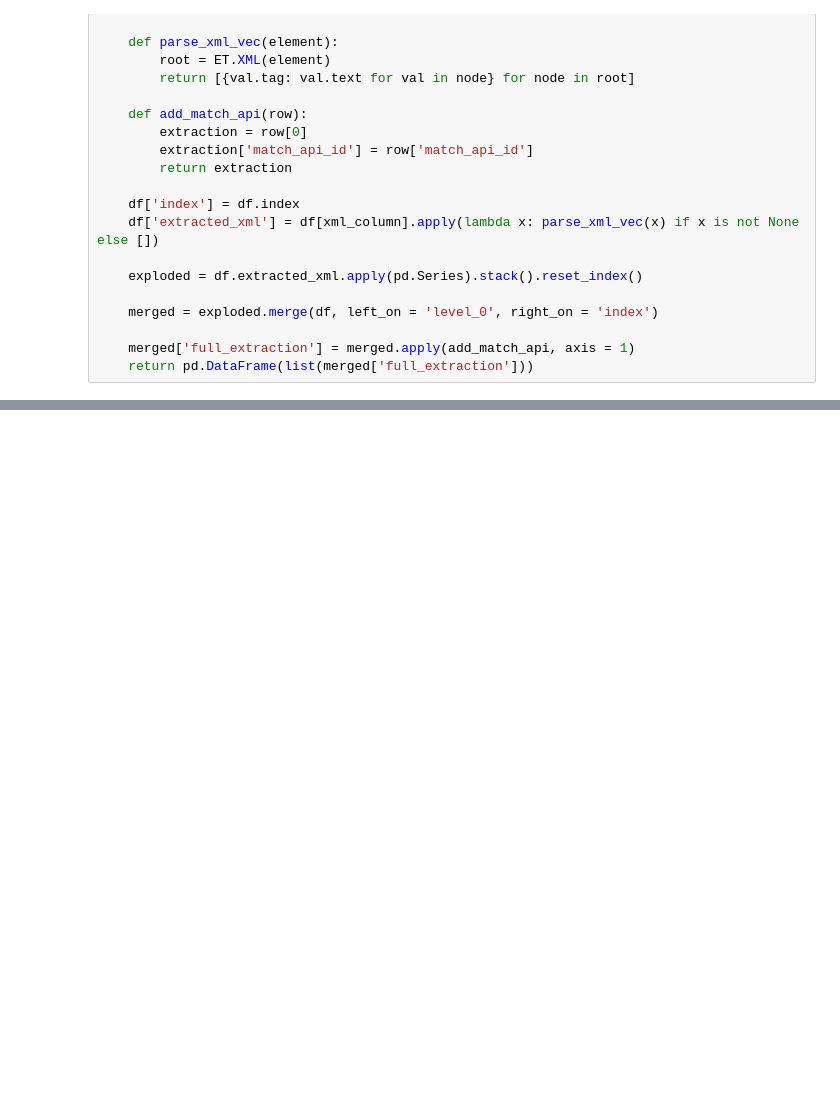
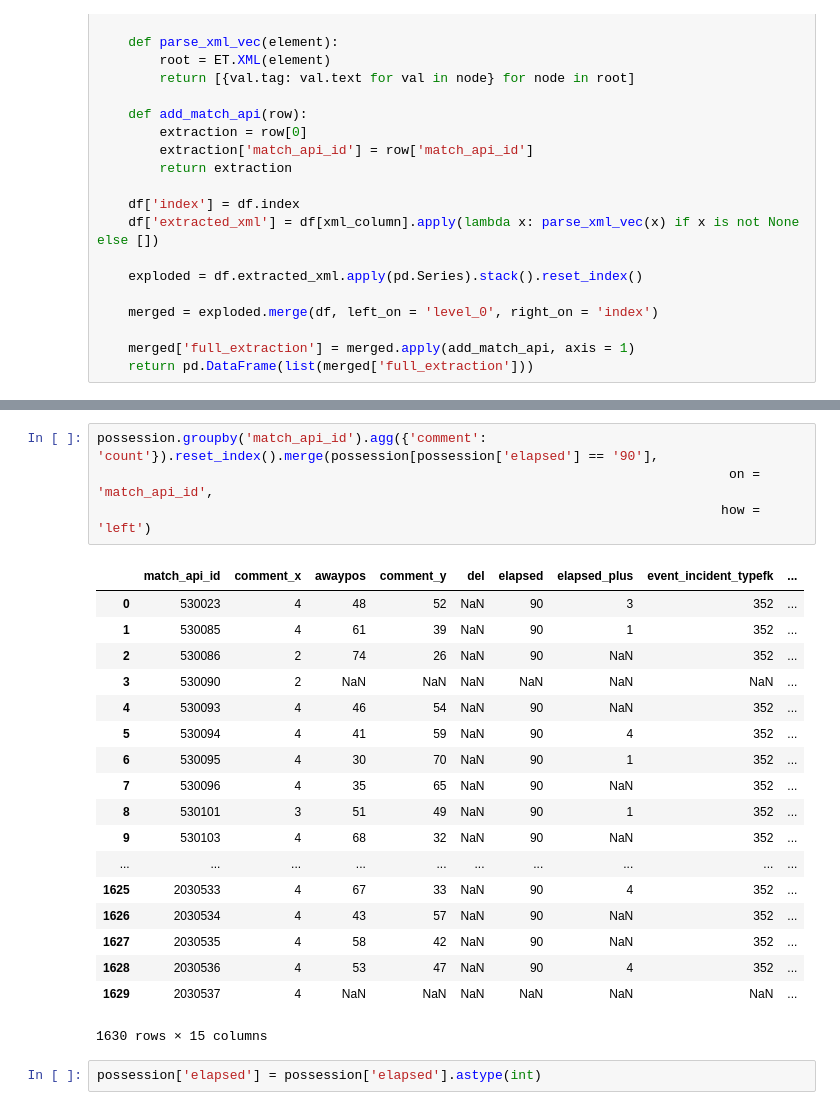
Before and after one commit to cphalpert/soccer-capstone, a Jupyter notebook: edav/kaggle_clean.ipynb, the cells around one changed output, grey strips where cells are left out. Cells and saved outputs as stored; diff of their text form; blank space fills up the shorter version.

```diff
--- a/edav/kaggle_clean.ipynb
+++ b/edav/kaggle_clean.ipynb
@@ -78,0 +168,25 @@ cross_df = parse_xml('possession')
+# %%
+possession.groupby('match_api_id').agg({'comment': 'count'}).reset_index().merge(possession[possession['elapsed'] == '90'],
+                                                                                 on = 'match_api_id',
+                                                                                how = 'left')
+# %% [output]
+|  | match_api_id | comment_x | awaypos | comment_y | del | elapsed | elapsed_plus | event_incident_typefk | ... |
+| 0 | 530023 | 4 | 48 | 52 | NaN | 90 | 3 | 352 | ... |
+| 1 | 530085 | 4 | 61 | 39 | NaN | 90 | 1 | 352 | ... |
+| 2 | 530086 | 2 | 74 | 26 | NaN | 90 | NaN | 352 | ... |
+| 3 | 530090 | 2 | NaN | NaN | NaN | NaN | NaN | NaN | ... |
+| 4 | 530093 | 4 | 46 | 54 | NaN | 90 | NaN | 352 | ... |
+| 5 | 530094 | 4 | 41 | 59 | NaN | 90 | 4 | 352 | ... |
+| 6 | 530095 | 4 | 30 | 70 | NaN | 90 | 1 | 352 | ... |
+| 7 | 530096 | 4 | 35 | 65 | NaN | 90 | NaN | 352 | ... |
+| 8 | 530101 | 3 | 51 | 49 | NaN | 90 | 1 | 352 | ... |
+| 9 | 530103 | 4 | 68 | 32 | NaN | 90 | NaN | 352 | ... |
+| ... | ... | ... | ... | ... | ... | ... | ... | ... | ... |
+| 1625 | 2030533 | 4 | 67 | 33 | NaN | 90 | 4 | 352 | ... |
+| 1626 | 2030534 | 4 | 43 | 57 | NaN | 90 | NaN | 352 | ... |
+| 1627 | 2030535 | 4 | 58 | 42 | NaN | 90 | NaN | 352 | ... |
+| 1628 | 2030536 | 4 | 53 | 47 | NaN | 90 | 4 | 352 | ... |
+| 1629 | 2030537 | 4 | NaN | NaN | NaN | NaN | NaN | NaN | ... |
+1630 rows × 15 columns
+# %%
+possession['elapsed'] = possession['elapsed'].astype(int)
```
Also changed, not shown: parts of 30 cells of this notebook.
